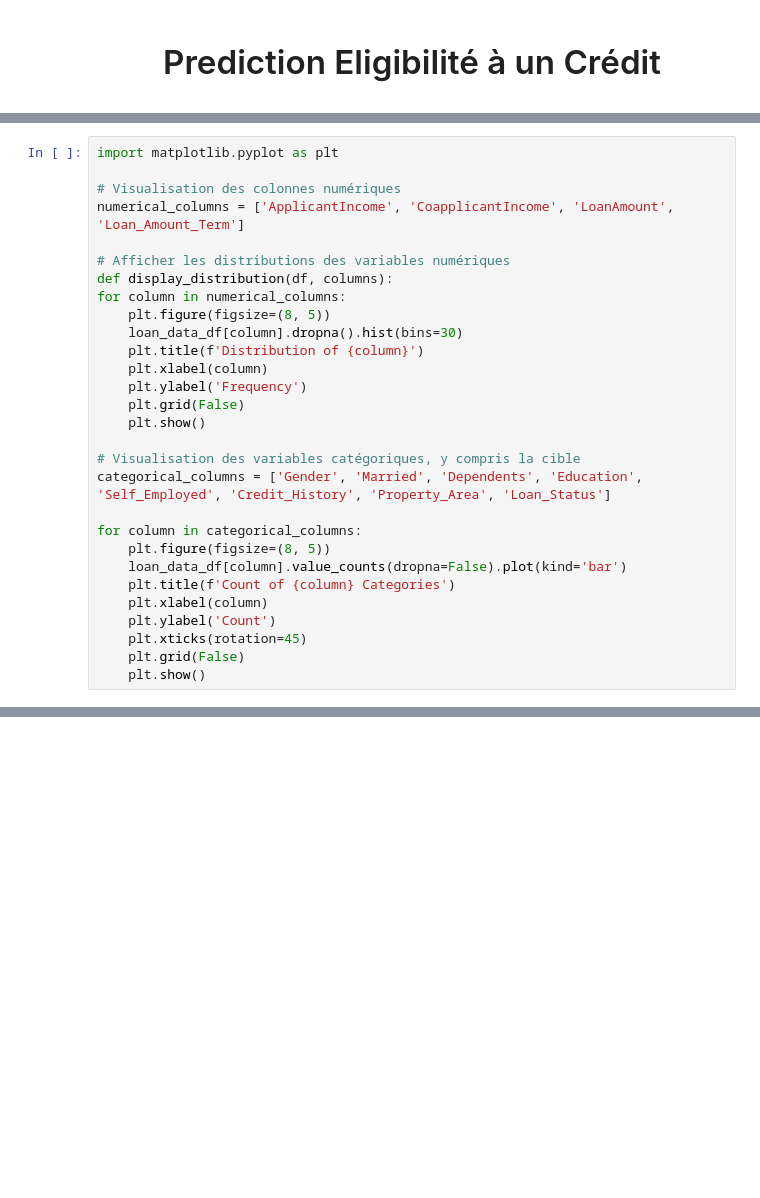
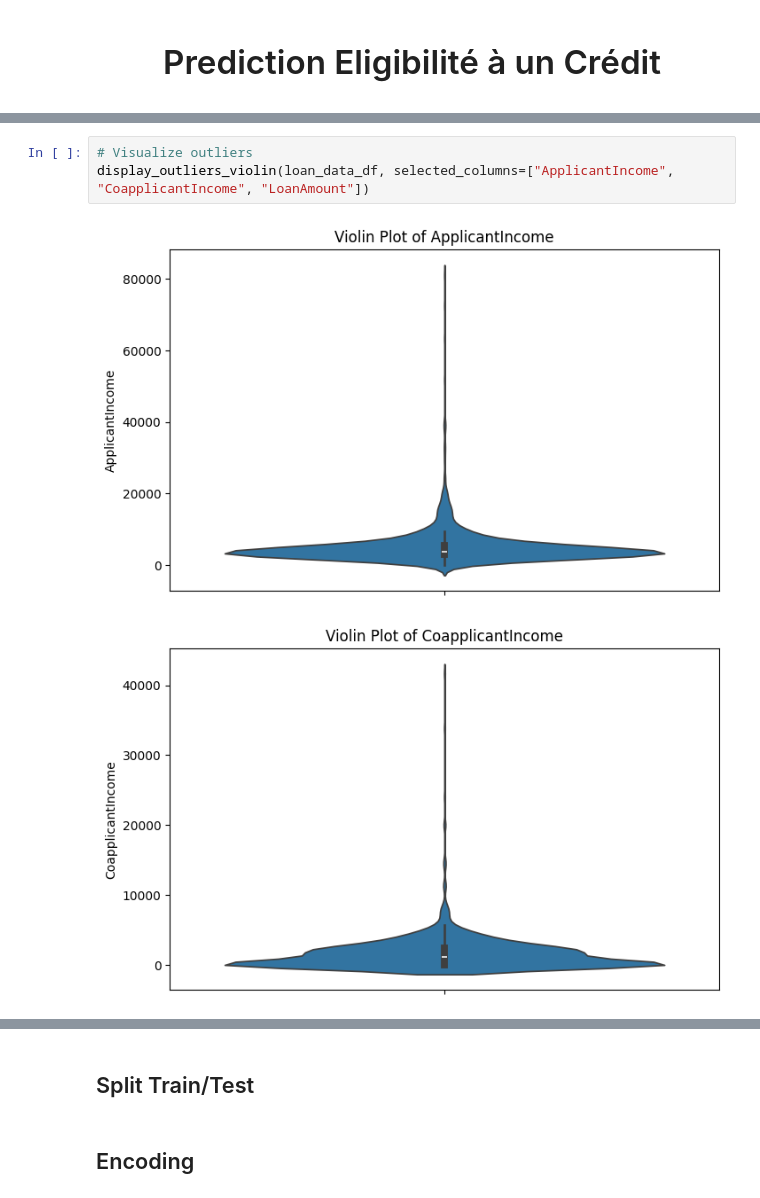
Before and after one commit to TonyVallad/Simplon, a Jupyter notebook: Brief_Prediction_Eligibilite_Credit_Banque/Notebook_Prediction_Eligibilite.ipynb, the cells around one changed output, grey strips where cells are left out. Drawn from its saved outputs; the diff is of its cells as text; blank space fills up the shorter version.

Commit message:
Added more data exploration + data preprocessing

```diff
--- a/Brief_Prediction_Eligibilite_Credit_Banque/Notebook_Prediction_Eligibilite.ipynb
+++ b/Brief_Prediction_Eligibilite_Credit_Banque/Notebook_Prediction_Eligibilite.ipynb
@@ -12,29 +2,0 @@ loan_data_df = pd.read_csv("loan_data.csv")
-# %%
-import matplotlib.pyplot as plt
-
-# Visualisation des colonnes numériques
-numerical_columns = ['ApplicantIncome', 'CoapplicantIncome', 'LoanAmount', 'Loan_Amount_Term']
-
-# Afficher les distributions des variables numériques
-def display_distribution(df, columns):
-for column in numerical_columns:
-    plt.figure(figsize=(8, 5))
-    loan_data_df[column].dropna().hist(bins=30)
-    plt.title(f'Distribution of {column}')
-    plt.xlabel(column)
-    plt.ylabel('Frequency')
-    plt.grid(False)
-    plt.show()
-
-# Visualisation des variables catégoriques, y compris la cible
-categorical_columns = ['Gender', 'Married', 'Dependents', 'Education', 'Self_Employed', 'Credit_History', 'Property_Area', 'Loan_Status']
-
-for column in categorical_columns:
-    plt.figure(figsize=(8, 5))
-    loan_data_df[column].value_counts(dropna=False).plot(kind='bar')
-    plt.title(f'Count of {column} Categories')
-    plt.xlabel(column)
-    plt.ylabel('Count')
-    plt.xticks(rotation=45)
-    plt.grid(False)
-    plt.show()
@@ -61,0 +605,6 @@ for column in categorical_columns:
+# %%
+# Visualize outliers
+display_outliers_violin(loan_data_df, selected_columns=["ApplicantIncome", "CoapplicantIncome", "LoanAmount"])
+# %% [output]
+[figure, added]
+[figure, added]
@@ -61,0 +612,4 @@ for column in categorical_columns:
+# %% [markdown]
+## Split Train/Test
+# %% [markdown]
+## Encoding
```
Also changed, not shown: parts of 57 cells of this notebook.
